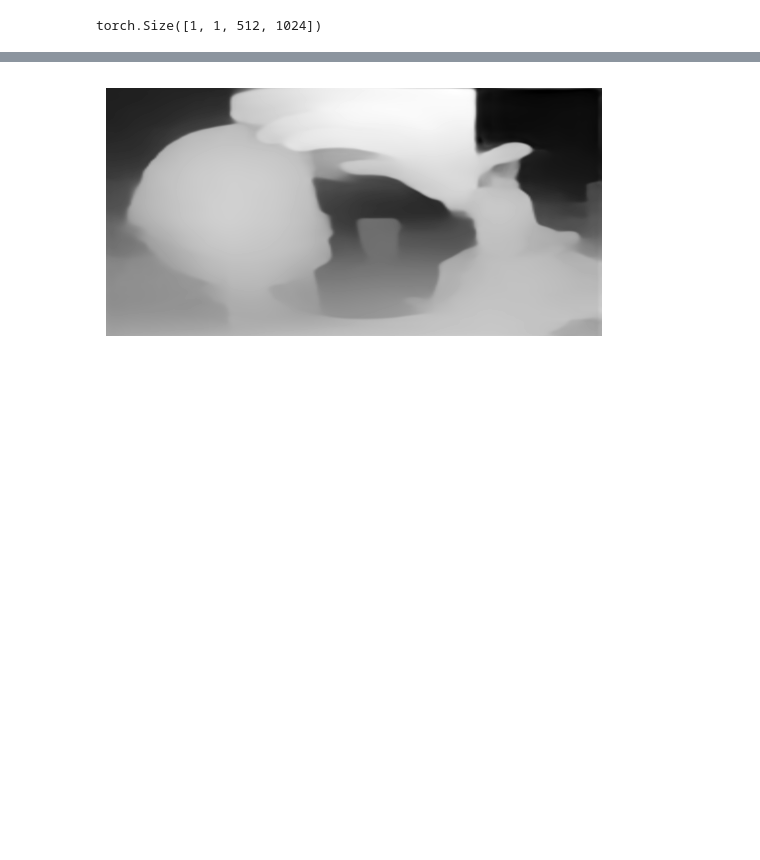
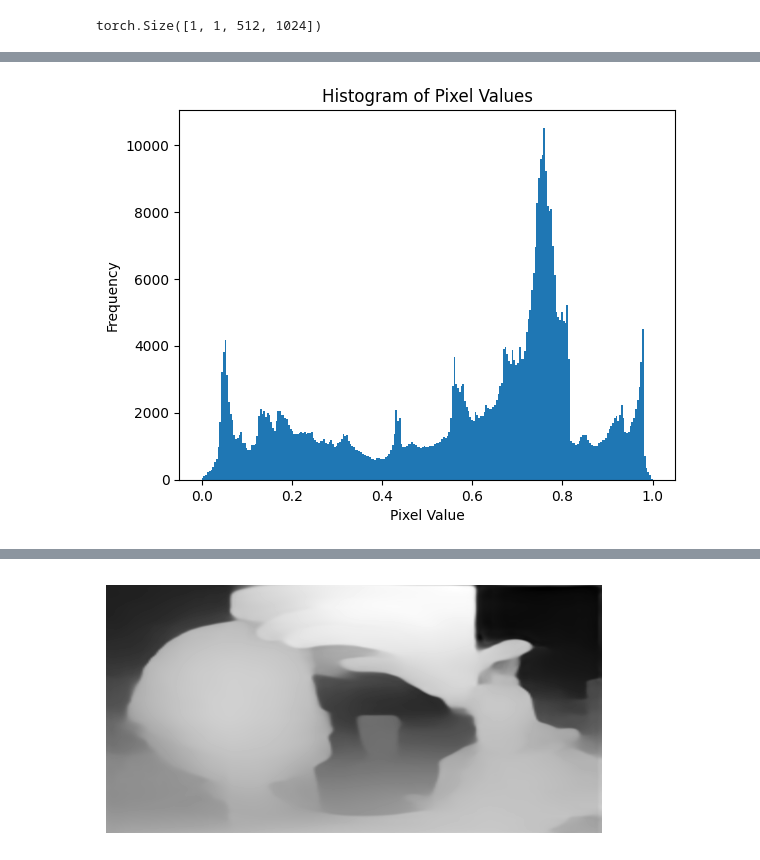
Before and after one commit to yusuku/DepthEstimationFrom360, a Jupyter notebook: RefineMida/RefineMidas.ipynb, the cells around one changed output, grey strips where cells are left out. Drawn from its saved outputs; the diff is of its cells as text; code cells hidden in the pictures; blank space fills up the shorter version.

```diff
--- a/RefineMida/RefineMidas.ipynb
+++ b/RefineMida/RefineMidas.ipynb
@@ -179,0 +183,20 @@ torch.Size([512, 1024])
+# %%
+import matplotlib.pyplot as plt
+import numpy as np
+
+# Assuming outputImage is your NumPy array containing the image data
+
+def Histogram(imagearray):
+  # Flatten the array to get a 1D array of pixel values
+  pixel_values = imagearray.flatten()
+
+  # Create the histogram
+  plt.hist(pixel_values, bins=256, range=(0, 1))  # Adjust bins and range as needed
+
+  # Add labels and title
+  plt.xlabel("Pixel Value")
+  plt.ylabel("Frequency")
+  plt.title("Histogram of Pixel Values")
+
+  # Display the histogram
+  plt.show()
@@ -179,0 +223,4 @@ torch.Size([512, 1024])
+# %%
+Histogram(depth_filtered)
+# %% [output]
+[figure, added]
```
Also changed, not shown: parts of 13 cells of this notebook.
